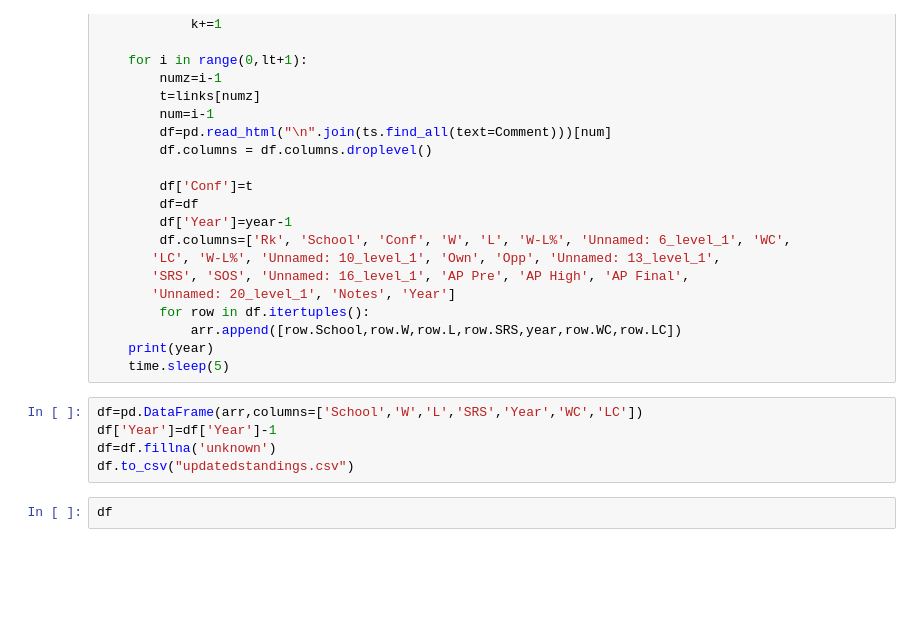
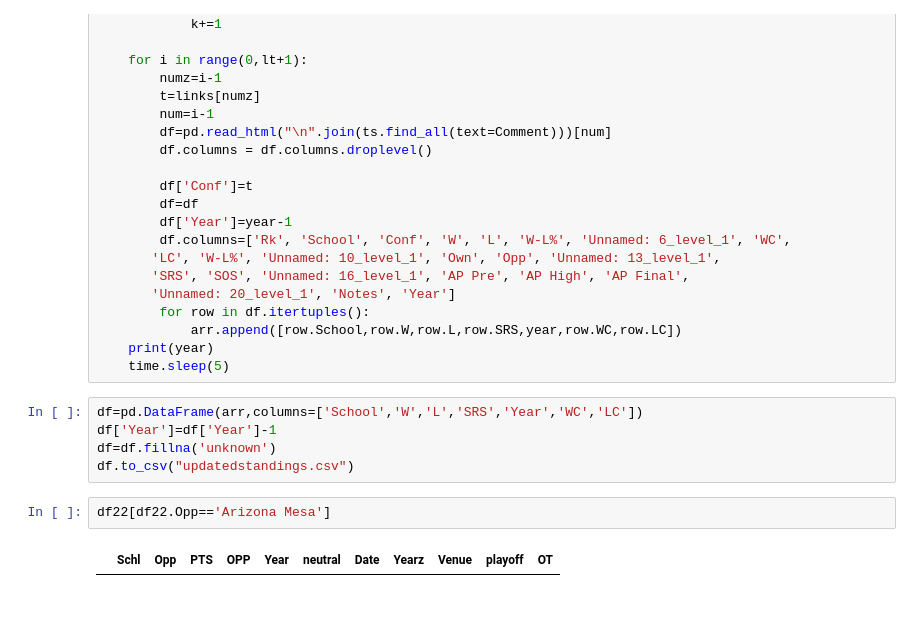
Before and after one commit to easella/ncaabelos, a Jupyter notebook: ncaab-for-free.ipynb, the cells around one changed output. Drawn from its saved outputs; the diff is of its cells as text; blank space fills up the shorter version.

```diff
--- a/ncaab-for-free.ipynb
+++ b/ncaab-for-free.ipynb
@@ -2212,8 +2340,10 @@ df=pd.DataFrame(arr,columns=['School','W','L','SRS','Year','WC','LC'])
 df['Year']=df['Year']-1
 df=df.fillna('unknown')
 df.to_csv("updatedstandings.csv")
-# %%
-df
+# %%
+df22[df22.Opp=='Arizona Mesa']
+# %% [output]
+|  | Schl | Opp | PTS | OPP | Year | neutral | Date | Yearz | Venue | playoff | OT |
 # %% [markdown]
 ##
 # %%
```
Also changed, not shown: parts of 16 cells of this notebook.
